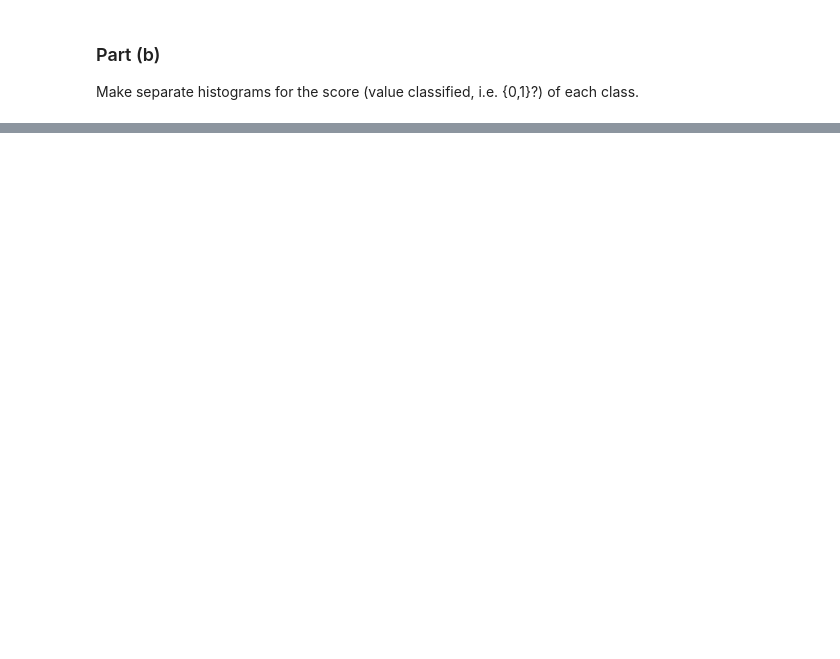
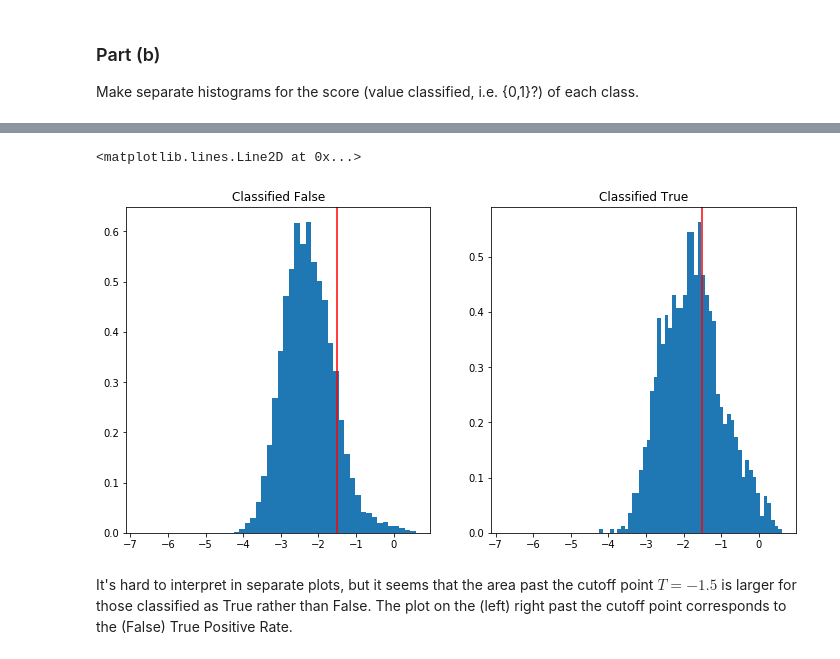
Before and after one commit to giebasjo/Stat_ML, a Jupyter notebook: hw5/jgiebas_HW5.ipynb, the cells around one changed output, grey strips where cells are left out. Drawn from its saved outputs; the diff is of its cells as text; code cells hidden in the pictures; blank space fills up the shorter version.

```diff
--- a/hw5/jgiebas_HW5.ipynb
+++ b/hw5/jgiebas_HW5.ipynb
@@ -147,0 +89,17 @@ Maybe we should plot them separately first.
+# %%
+# Plot the above with the cutoff of T = -1.5
+
+%matplotlib inline
+fig, axs = plt.subplots(1,2,sharex=True,figsize=(12,6))
+
+n1, _, _ = axs[0].hist(log_pr[y_test==False], bins=no_bins, normed=1)
+n2, _, _ = axs[1].hist(log_pr[y_test==True],  bins=no_bins, normed=1)
+axs[0].set_title('Classified False')
+axs[1].set_title('Classified True')
+axs[0].axvline(x=-1.5, color='red')
+axs[1].axvline(x=-1.5, color='red')
+# %% [output]
+<matplotlib.lines.Line2D at 0x...>
+[figure, added]
+# %% [markdown]
+It's hard to interpret in separate plots, but it seems that the area past the cutoff point $T=-1.5$ is larger for those classified as True rather than False. The plot on the (left) right past the cutoff point corresponds to the (False) True Positive Rate.
```
Also changed, not shown: parts of 43 cells of this notebook, 7 other files.
